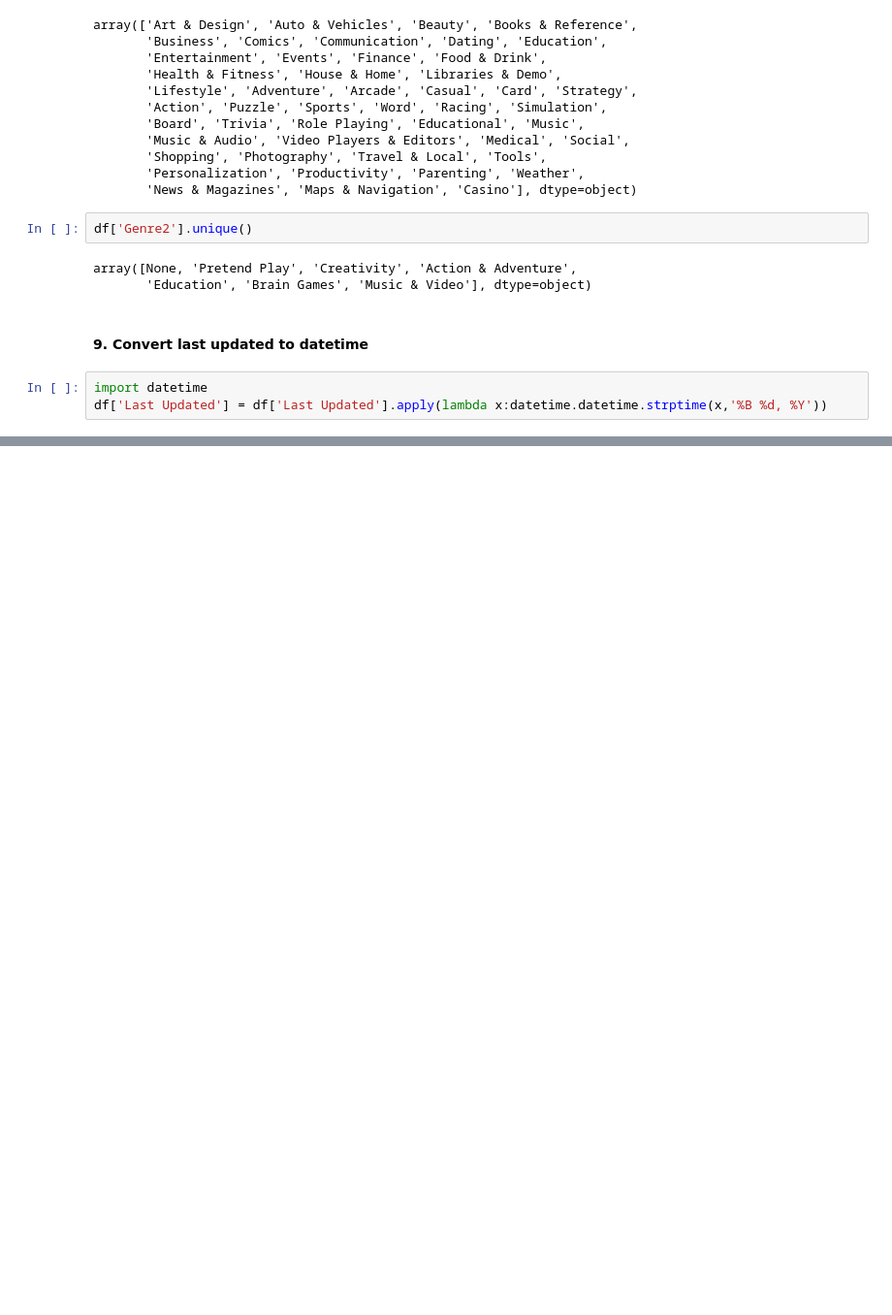
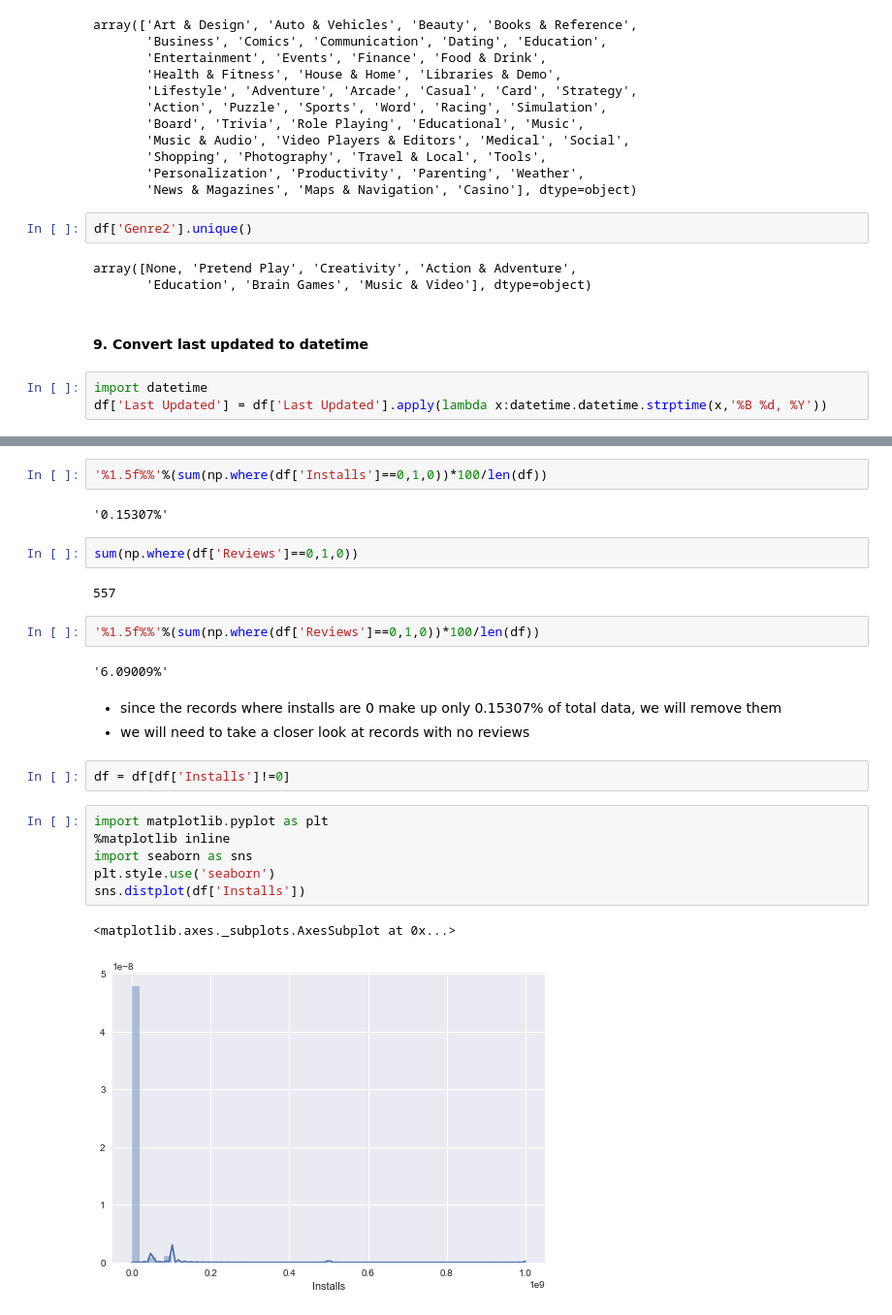
Before and after one commit to sherylwithans/potential-waddle, a Jupyter notebook: app_data_cleaning.ipynb, the cells around one changed output, grey strips where cells are left out. Shown at 97% size. Drawn from its saved outputs; the diff is of its cells as text; blank space fills up the shorter version.

Commit message:
add data meaningfulness analysis

```diff
--- a/app_data_cleaning.ipynb
+++ b/app_data_cleaning.ipynb
@@ -349,0 +358,26 @@ df.head()
+# %%
+'%1.5f%%'%(sum(np.where(df['Installs']==0,1,0))*100/len(df))
+# %% [output]
+'0.15307%'
+# %%
+sum(np.where(df['Reviews']==0,1,0))
+# %% [output]
+557
+# %%
+'%1.5f%%'%(sum(np.where(df['Reviews']==0,1,0))*100/len(df))
+# %% [output]
+'6.09009%'
+# %% [markdown]
+- since the records where installs are 0 make up only 0.15307% of total data, we will remove them
+- we will need to take a closer look at records with no reviews
+# %%
+df = df[df['Installs']!=0]
+# %%
+import matplotlib.pyplot as plt
+%matplotlib inline
+import seaborn as sns
+plt.style.use('seaborn')
+sns.distplot(df['Installs'])
+# %% [output]
+<matplotlib.axes._subplots.AxesSubplot at 0x...>
+[figure, added]
```
Also changed, not shown: parts of 17 cells of this notebook.
